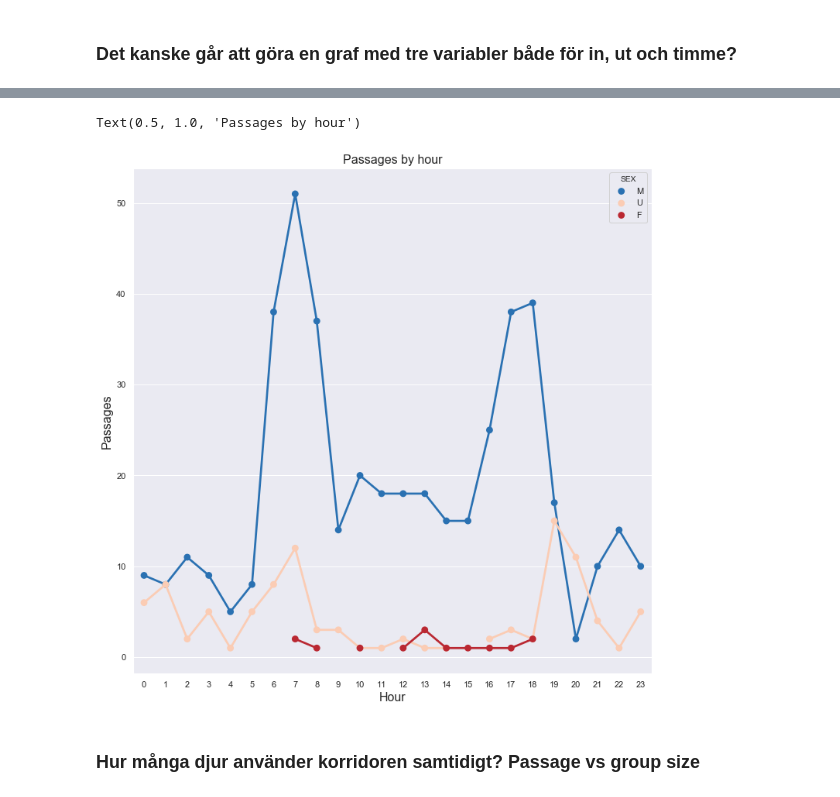
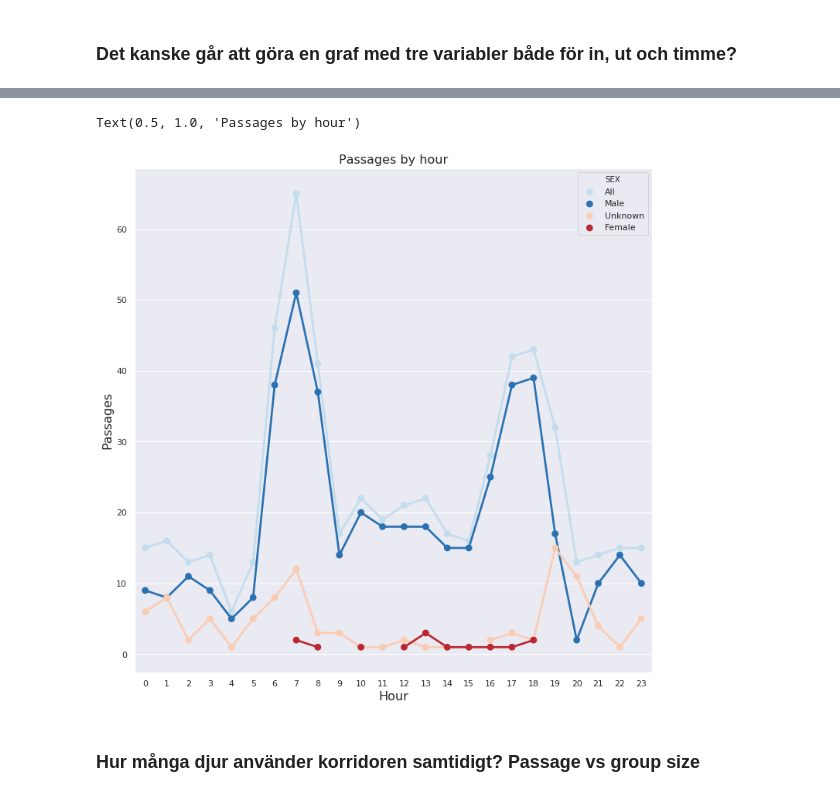
Before and after one commit to maxlund/johannas, a Jupyter notebook: johannas.ipynb, the cells around one changed output, grey strips where cells are left out. Drawn from its saved outputs; the diff is of its cells as text; code cells hidden in the pictures.

```diff
--- a/johannas.ipynb
+++ b/johannas.ipynb
@@ -89,5 +86,3 @@ import seaborn as sns
 sns.set()
 # %%
 hour_group = gi.groupby('HOUR').sum()['Passage'].reset_index()
-# %%
-palette = sns.color_palette("RdBu_r", 7)
@@ -261,3 +256,9 @@ Text(0.5, 1.0, 'Passages by hour')
 gi = gi[gi['SEX'].isna() == False]
 # %%
 sex_group = gi.groupby(['HOUR', 'SEX']).sum()['Passage'].reset_index()
+# %%
+sex_all = sex_group.copy()
+sex_all = sex_all.groupby('HOUR').sum()['Passage'].reset_index()
+sex_all['SEX'] = 'ALL'
+sex_all = sex_all[['HOUR', 'SEX', 'Passage']]
+sex_all = sex_all.append(sex_group)
@@ -264,13 +274,19 @@ sex_group = gi.groupby(['HOUR', 'SEX']).sum()['Passage'].reset_index()
+# %%
+sex_all.loc[sex_all.SEX == 'U', 'SEX'] = 'Unknown'
+sex_all.loc[sex_all.SEX == 'M', 'SEX'] = 'Male'
+sex_all.loc[sex_all.SEX == 'F', 'SEX'] = 'Female'
+sex_all.loc[sex_all.SEX == 'ALL', 'SEX'] = 'All'
 # %%
 fig, ax = plt.subplots(figsize=(12,12))
 sns.pointplot(x='HOUR', y='Passage', hue='SEX',
-              data=sex_group, palette=[palette[0], palette[4], palette[-1]])
+              data=sex_all, palette=[palette[2], palette[0],
+                                     palette[4], palette[-1]])
 ax.set_xlabel('Hour', fontsize=16)
 ax.set_ylabel('Passages', fontsize=16)
 ax.set_title('Passages by hour', fontsize=16)
 # %% [output]
 Text(0.5, 1.0, 'Passages by hour')
-[figure, old version]
+[figure, new version]
 # %% [markdown]
 ### Hur många djur använder korridoren samtidigt? Passage vs group size
 # %%
```
Also changed, not shown: parts of 45 cells of this notebook.
